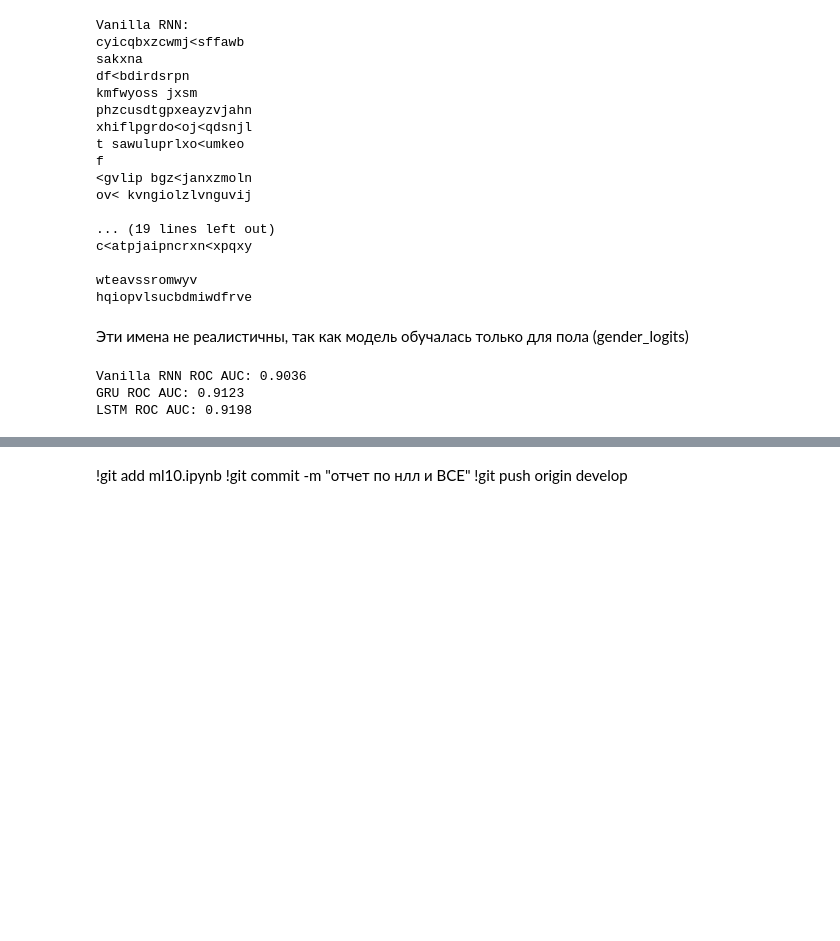
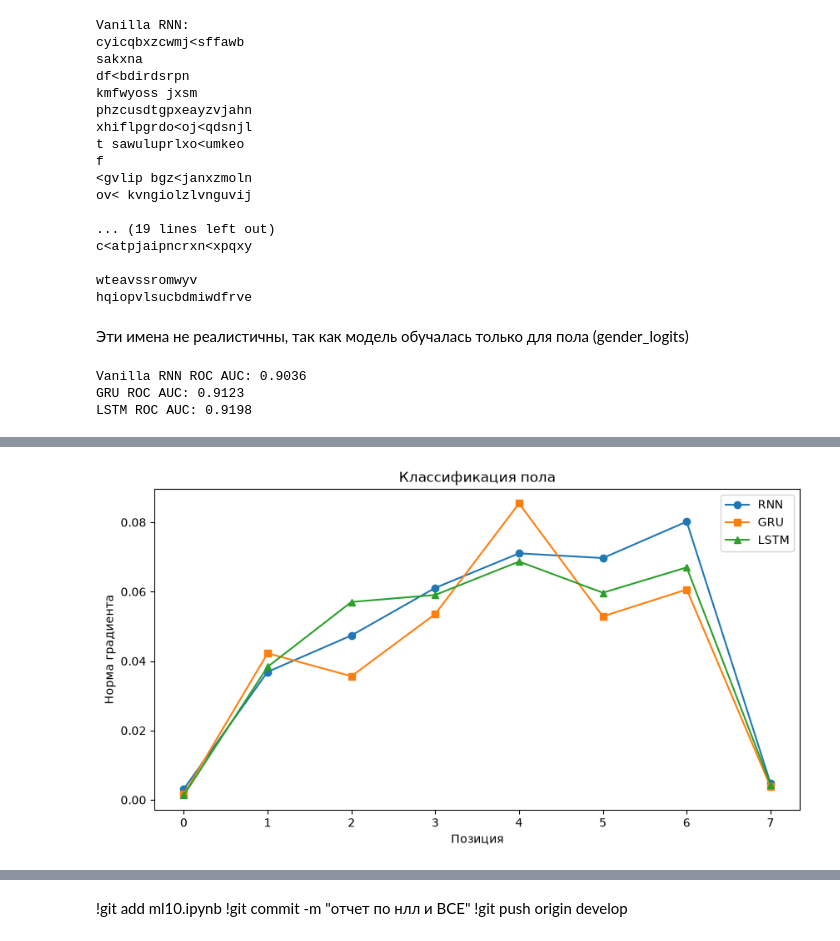
Before and after one commit to Magrusha/ds_pytorch-rnn-from-scratch, a Jupyter notebook: src/ml10.ipynb, the cells around one changed output, grey strips where cells are left out. Drawn from its saved outputs; the diff is of its cells as text; code cells hidden in the pictures; blank space fills up the shorter version.

Commit message:
затухание градиента

```diff
--- a/src/ml10.ipynb
+++ b/src/ml10.ipynb
@@ -1178,0 +1182,3 @@ LSTM ROC AUC: 0.9198
+# %%
+popular_lenght = dataset['latin'].str.len().mode()[0]
+popular_lenght
@@ -1178,0 +1187,3 @@ LSTM ROC AUC: 0.9198
+# %%
+df_popolar_lenght = pd.DataFrame(dataset[dataset['latin'].str.len() == popular_lenght])
+df_popolar_lenght['latin'] = df_popolar_lenght['latin'].map(lambda x: f'<{x}>')
@@ -1178,0 +1260,10 @@ LSTM ROC AUC: 0.9198
+# %%
+df_popolar_lenght['latin'] = df_popolar_lenght['latin'].apply(lambda x: [stoi[ch] for ch in x])
+df_popolar_lenght['gender'] = df_popolar_lenght['gender'].map(gender_name_dict)
+
+mode_dataset = TensorDataset(
+    torch.tensor(df_popolar_lenght['latin'].values.tolist(), dtype=torch.long),
+    torch.tensor(df_popolar_lenght['gender'].values, dtype=torch.float)
+)
+mode_loader = DataLoader(mode_dataset, batch_size=32, shuffle=True)
+temp_mode_loader = DataLoader(mode_dataset, batch_size=1, shuffle=False)
@@ -1178,0 +1302,21 @@ LSTM ROC AUC: 0.9198
+# %%
+n_epochs = 10
+
+g_rnn = collect_gradients(model, mode_loader, 'gender', n_epochs)
+g_gru = collect_gradients(model_gru, mode_loader, 'gender', n_epochs)
+g_lstm = collect_gradients(model_lstm, mode_loader, 'gender', n_epochs)
+
+f_rnn = g_rnn.norm(dim=(2,3)).mean(0).numpy()
+f_gru = g_gru.norm(dim=(2,3)).mean(0).numpy()
+f_lstm = g_lstm.norm(dim=(2,3)).mean(0).numpy()
+# %%
+plt.figure(figsize=(10, 5))
+plt.plot(f_rnn, 'o-', label='RNN')
+plt.plot(f_gru, 's-', label='GRU')
+plt.plot(f_lstm, '^-', label='LSTM')
+plt.title('Классификация пола')
+plt.xlabel('Позиция'); plt.ylabel('Норма градиента')
+plt.legend()
+plt.show()
+# %% [output]
+[figure, added]
```
Also changed, not shown: parts of 13 cells of this notebook.
